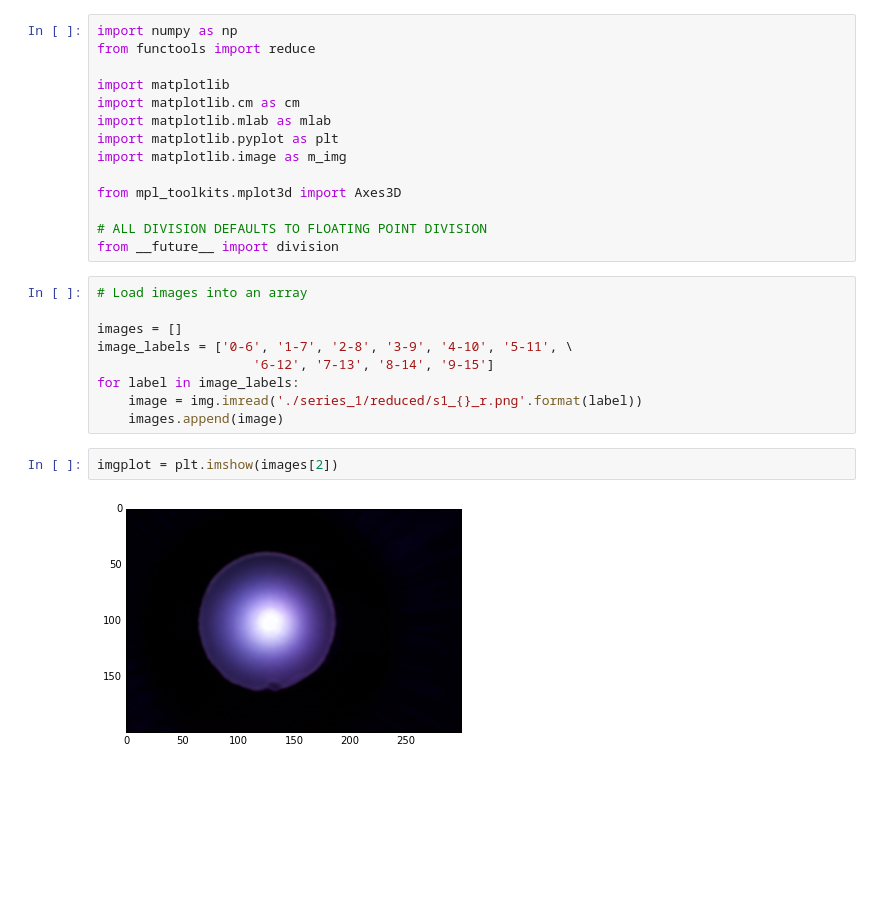
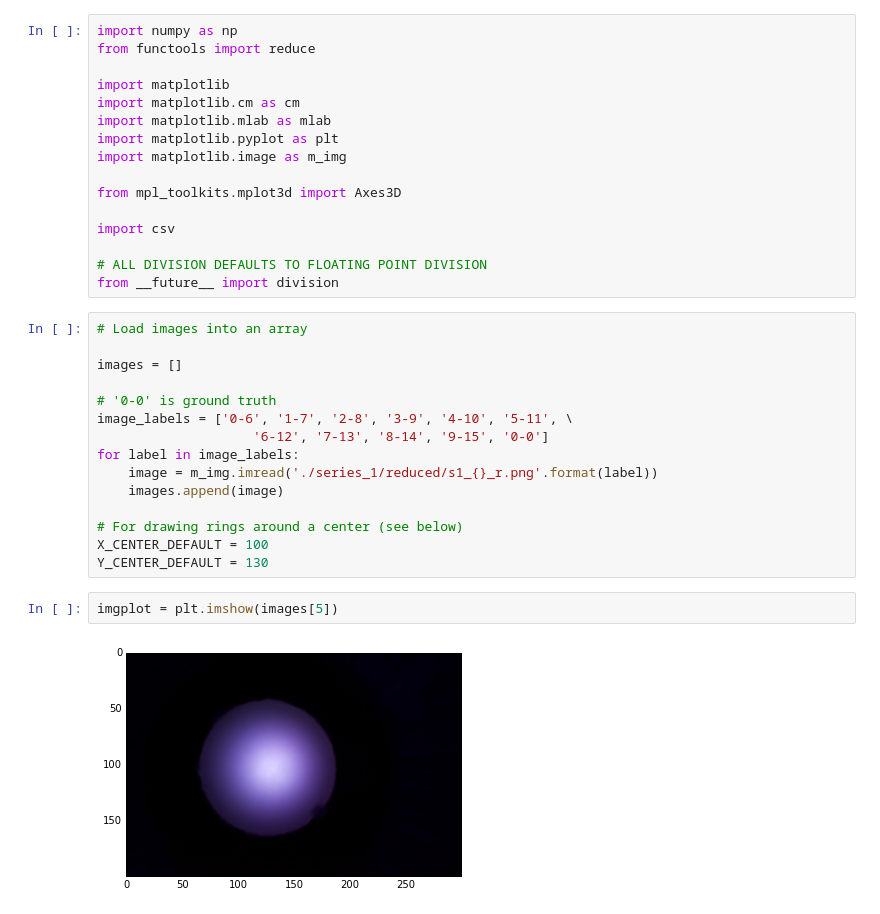
Before and after one commit to metamorphe/hybrid-practice, a Jupyter notebook: diffusement_characterization/image_plot.ipynb, the cells around one changed output. Drawn from its saved outputs; the diff is of its cells as text; blank space fills up the shorter version.

Commit message:
graphs, as well as a ground truth photo for diffusement

```diff
--- a/diffusement_characterization/image_plot.ipynb
+++ b/diffusement_characterization/image_plot.ipynb
@@ -16,21 +14,29 @@ import matplotlib.image as m_img
 
 from mpl_toolkits.mplot3d import Axes3D
 
+import csv
+
 # ALL DIVISION DEFAULTS TO FLOATING POINT DIVISION
 from __future__ import division
 # %%
 # Load images into an array
 
 images = []
+
+# '0-0' is ground truth
 image_labels = ['0-6', '1-7', '2-8', '3-9', '4-10', '5-11', \
-                    '6-12', '7-13', '8-14', '9-15']
+                    '6-12', '7-13', '8-14', '9-15', '0-0']
 for label in image_labels:
-    image = img.imread('./series_1/reduced/s1_{}_r.png'.format(label))
+    image = m_img.imread('./series_1/reduced/s1_{}_r.png'.format(label))
     images.append(image)
+
+# For drawing rings around a center (see below)
+X_CENTER_DEFAULT = 100
+Y_CENTER_DEFAULT = 130
 # %%
-imgplot = plt.imshow(images[2])
+imgplot = plt.imshow(images[5])
 # %% [output]
-[figure, old version]
+[figure, new version]
 # %%
 def png_to_grayscale(img_png):
     """
```
Also changed, not shown: parts of 9 cells of this notebook, 4 other files.
